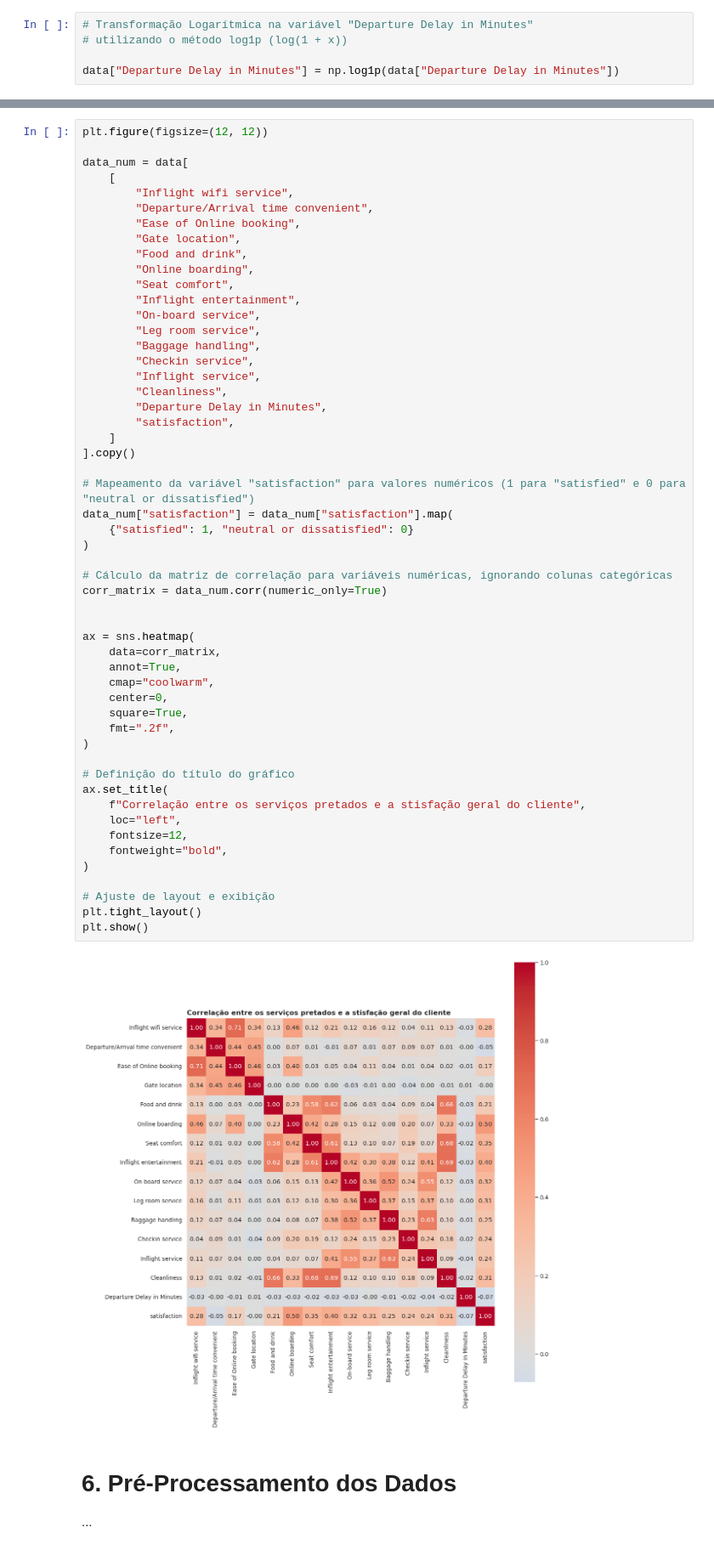
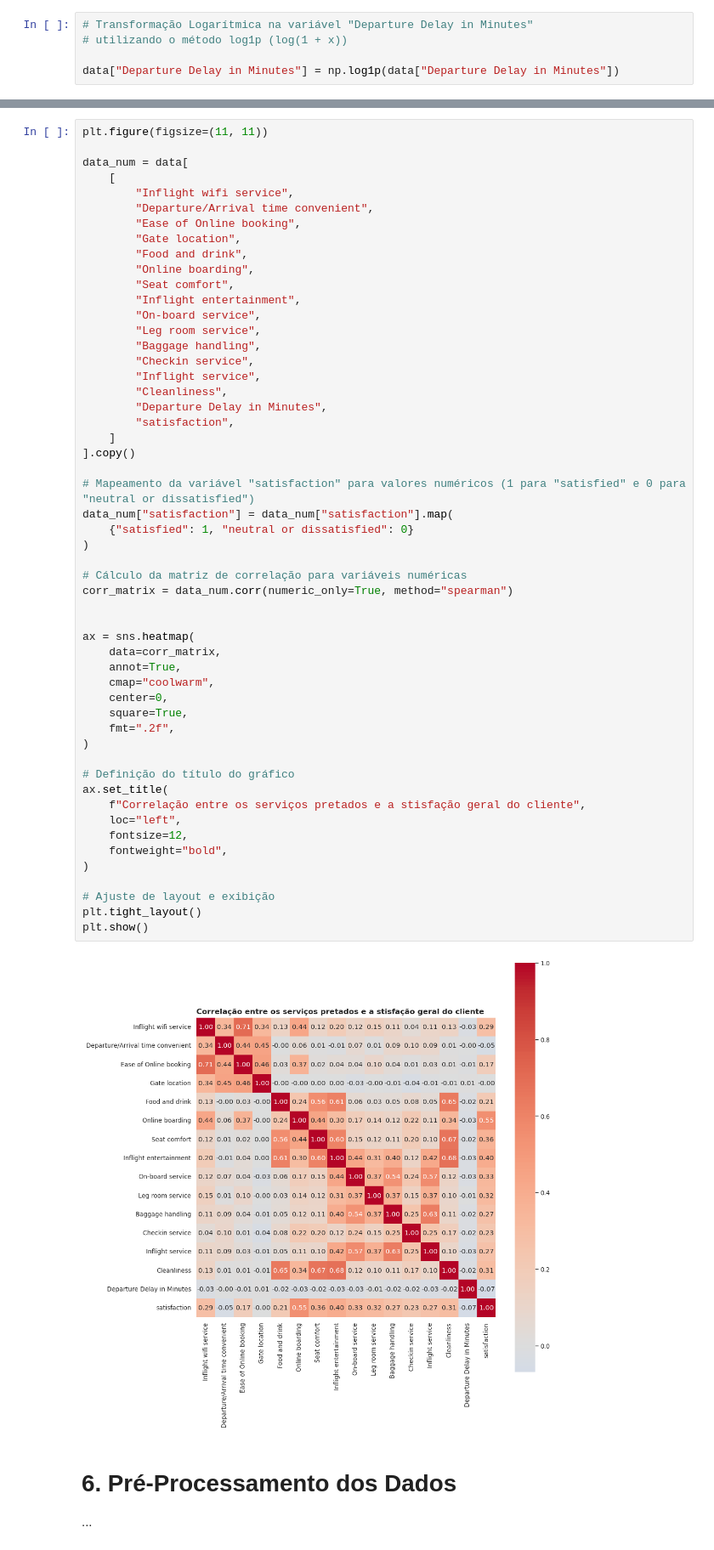
Before and after one commit to rogerioferreira/MVP-Analise-de-Dados-e-Boas-Praticas-PUC-RIO, a Jupyter notebook: notebooks/mvp-analise de dados e boas praticas.ipynb, the cells around one changed output, grey strips where cells are left out. Shown at 85% size. Drawn from its saved outputs; the diff is of its cells as text.

```diff
--- a/notebooks/mvp-analise de dados e boas praticas.ipynb
+++ b/notebooks/mvp-analise de dados e boas praticas.ipynb
@@ -666,5 +694,5 @@ Qual serviço prestado pela companhia possui maior influência na satisfação g
 # %%
-plt.figure(figsize=(12, 12))
+plt.figure(figsize=(11, 11))
 
 data_num = data[
     [
@@ -688,36 +716,36 @@ data_num = data[
 ].copy()
 
 # Mapeamento da variável "satisfaction" para valores numéricos (1 para "satisfied" e 0 para "neutral or dissatisfied")
 data_num["satisfaction"] = data_num["satisfaction"].map(
     {"satisfied": 1, "neutral or dissatisfied": 0}
 )
 
-# Cálculo da matriz de correlação para variáveis numéricas, ignorando colunas categóricas
-corr_matrix = data_num.corr(numeric_only=True)
+# Cálculo da matriz de correlação para variáveis numéricas
+corr_matrix = data_num.corr(numeric_only=True, method="spearman")
 
 
 ax = sns.heatmap(
     data=corr_matrix,
     annot=True,
     cmap="coolwarm",
     center=0,
     square=True,
     fmt=".2f",
 )
 
 # Definição do título do gráfico
 ax.set_title(
     f"Correlação entre os serviços pretados e a stisfação geral do cliente",
     loc="left",
     fontsize=12,
     fontweight="bold",
 )
 
 # Ajuste de layout e exibição
 plt.tight_layout()
 plt.show()
 # %% [output]
-[figure, old version]
+[figure, new version]
 # %% [markdown]
 <div style="page-break-after: always;"></div>
 
```
Also changed, not shown: parts of 9 cells of this notebook.
